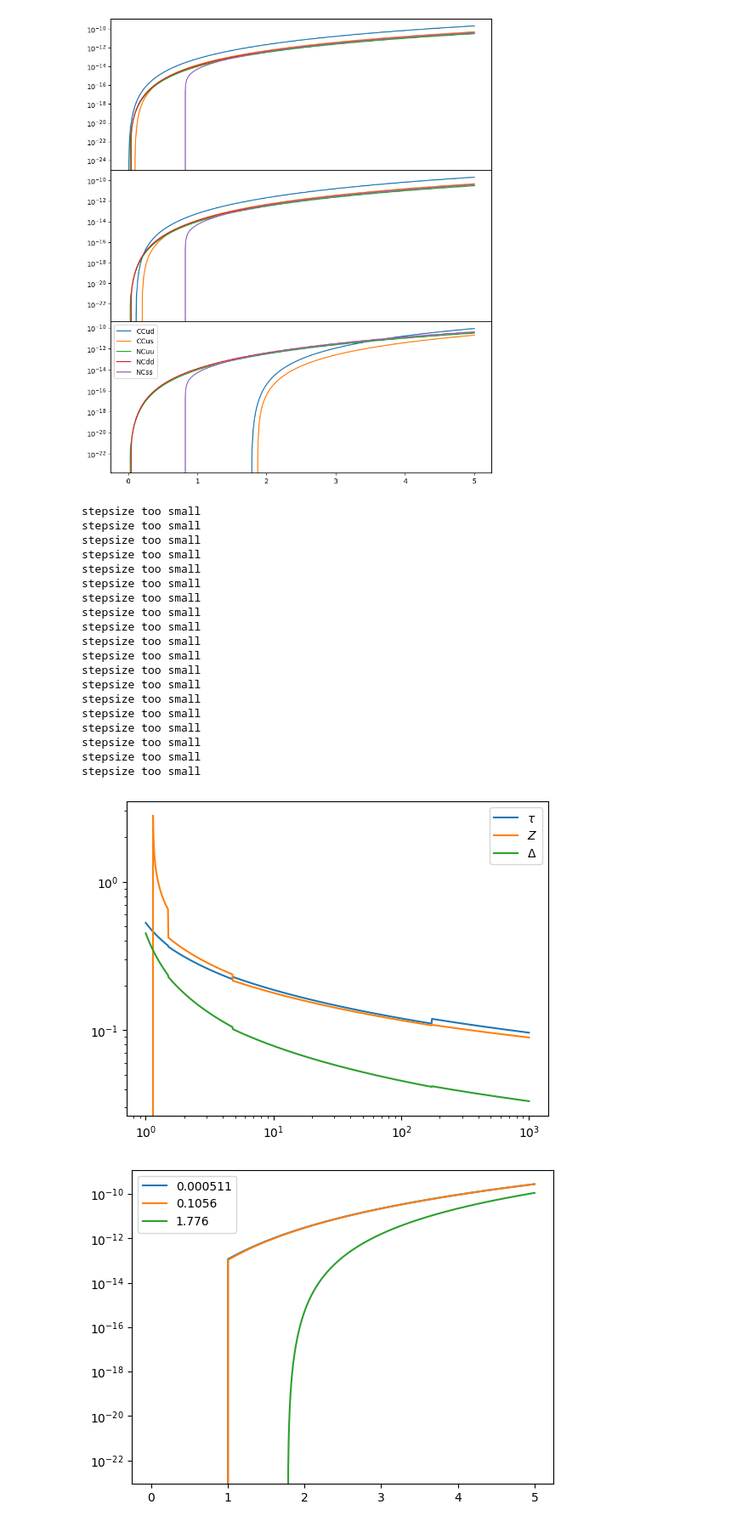
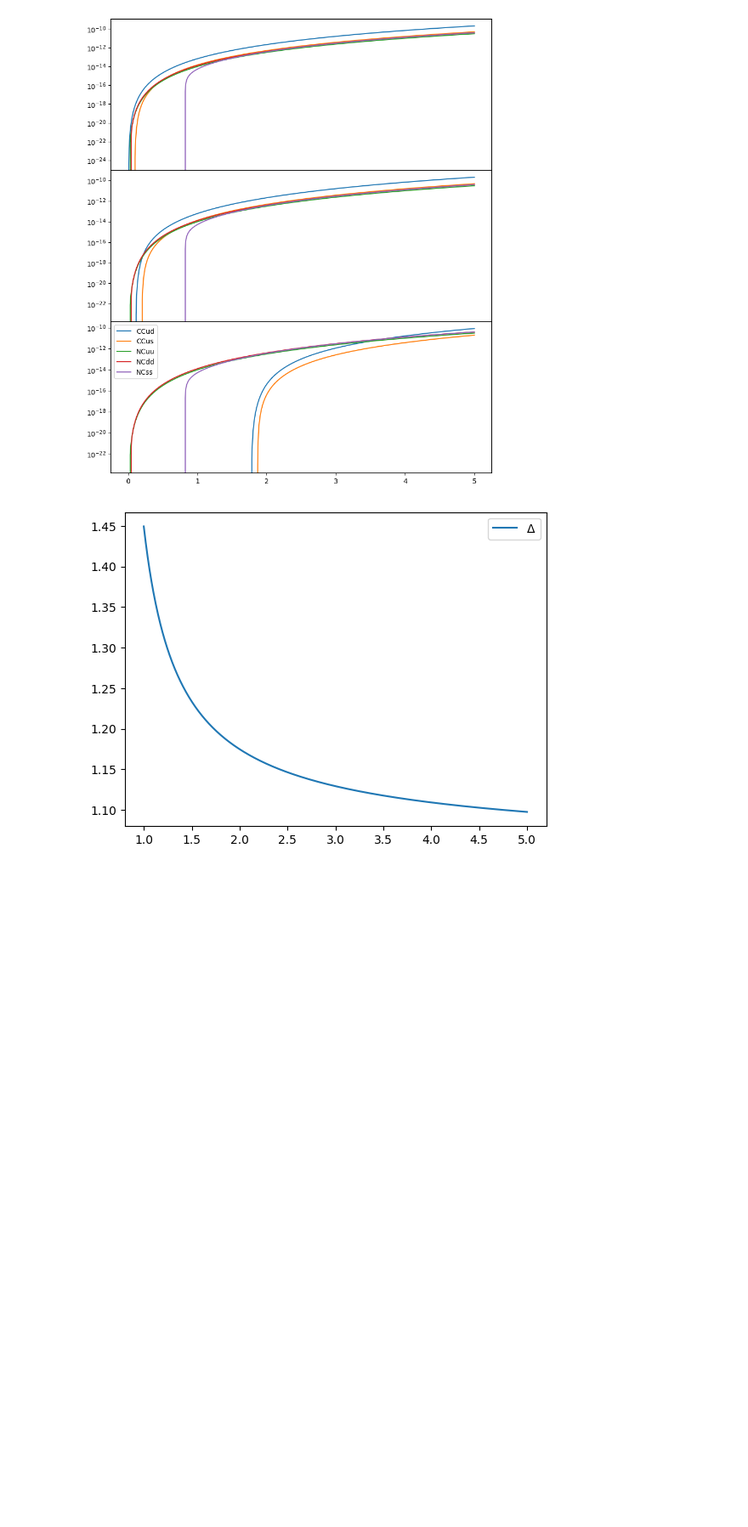
Before and after one commit to nickkamp1/SIREN_KM3NeT, a Jupyter notebook: HNLDecayWidths.ipynb, the cells around one changed output. Shown at 85% size. Saved outputs shown, nothing was run; the diff lists cells and outputs as text; code cells hidden in the pictures; blank space fills up the shorter version.

```diff
--- a/HNLDecayWidths.ipynb
+++ b/HNLDecayWidths.ipynb
@@ -283,53 +275,35 @@ def GammaHadronsCC(m_N,m_l):
 # %%
-mhad_range = np.logspace(0,3,1000)
+from HNLDecayWidths import DeltaQCD
+mhad_range = np.linspace(1,5,1000)
 alphasTau = np.zeros_like(mhad_range)
 alphasZ = np.zeros_like(mhad_range)
 Delta = np.zeros_like(mhad_range)
 flavor_thresholds = np.array([1.5,4.8,173.21])
 nl = 4 #loops
 for im,m in enumerate(mhad_range):
     nf = int(3 + sum(m>flavor_thresholds))
-    alphasTau[im] = crd.AlphasExact(0.332,1.7768,m,nf,nl)
-    alphasZ[im] = crd.AlphasExact(0.1179,91.1876,m,nf,nl)
-    Delta[im] = DeltaQCD(m)
-plt.plot(mhad_range,alphasTau,label=r"$\tau$")
-plt.plot(mhad_range,alphasZ,label=r"$Z$")
-plt.plot(mhad_range,Delta,label=r"$\Delta$")
+    #alphasTau[im] = crd.AlphasExact(0.332,1.7768,m,nf,nl)
+    #alphasZ[im] = crd.AlphasExact(0.1179,91.1876,m,nf,nl)
+    Delta[im] = DeltaQCD(m,nl=5)
+#plt.plot(mhad_range,alphasTau,label=r"$\tau$")
+#plt.plot(mhad_range,alphasZ,label=r"$Z$")
+plt.plot(mhad_range,1+Delta,label=r"$\Delta$")
 plt.legend()
-plt.loglog()
+#plt.loglog()
+#plt.ylim(0,0.5)
 plt.show()
 
-GammaHadCC = {m_l:np.zeros_like(mrange) for m_l in [me,mmu,mtau]}
-for im,m_N in enumerate(mrange):
-    for m_l in [me,mmu,mtau]:
-        if m_N<=1:
-            GammaHadCC[m_l][im] = 0
-        else:
-            GammaHadCC[m_l][im] = GammaHadronsCC(m_N,m_l)
-for m_l in [me,mmu,mtau]:
-    plt.plot(mrange,GammaHadCC[m_l],label=m_l)
-plt.legend()
-plt.semilogy()
-plt.show()
+# GammaHadCC = {m_l:np.zeros_like(mrange) for m_l in [me,mmu,mtau]}
+# for im,m_N in enumerate(mrange):
+#     for m_l in [me,mmu,mtau]:
+#         if m_N<=1:
+#             GammaHadCC[m_l][im] = 0
+#         else:
+#             GammaHadCC[m_l][im] = GammaHadronsCC(m_N,m_l)
+# for m_l in [me,mmu,mtau]:
+#     plt.plot(mrange,GammaHadCC[m_l],label=m_l)
+# plt.legend()
+# plt.semilogy()
+# plt.show()
 # %% [output]
-stepsize too small
-stepsize too small
-stepsize too small
-stepsize too small
-stepsize too small
-stepsize too small
-stepsize too small
-stepsize too small
-stepsize too small
-stepsize too small
-stepsize too small
-stepsize too small
-stepsize too small
-stepsize too small
-stepsize too small
-stepsize too small
-stepsize too small
-stepsize too small
-stepsize too small
-[figure, old version]
+[figure, new version]
-[figure, removed]
```
Also changed, not shown: parts of 7 cells of this notebook, 1 other file.
